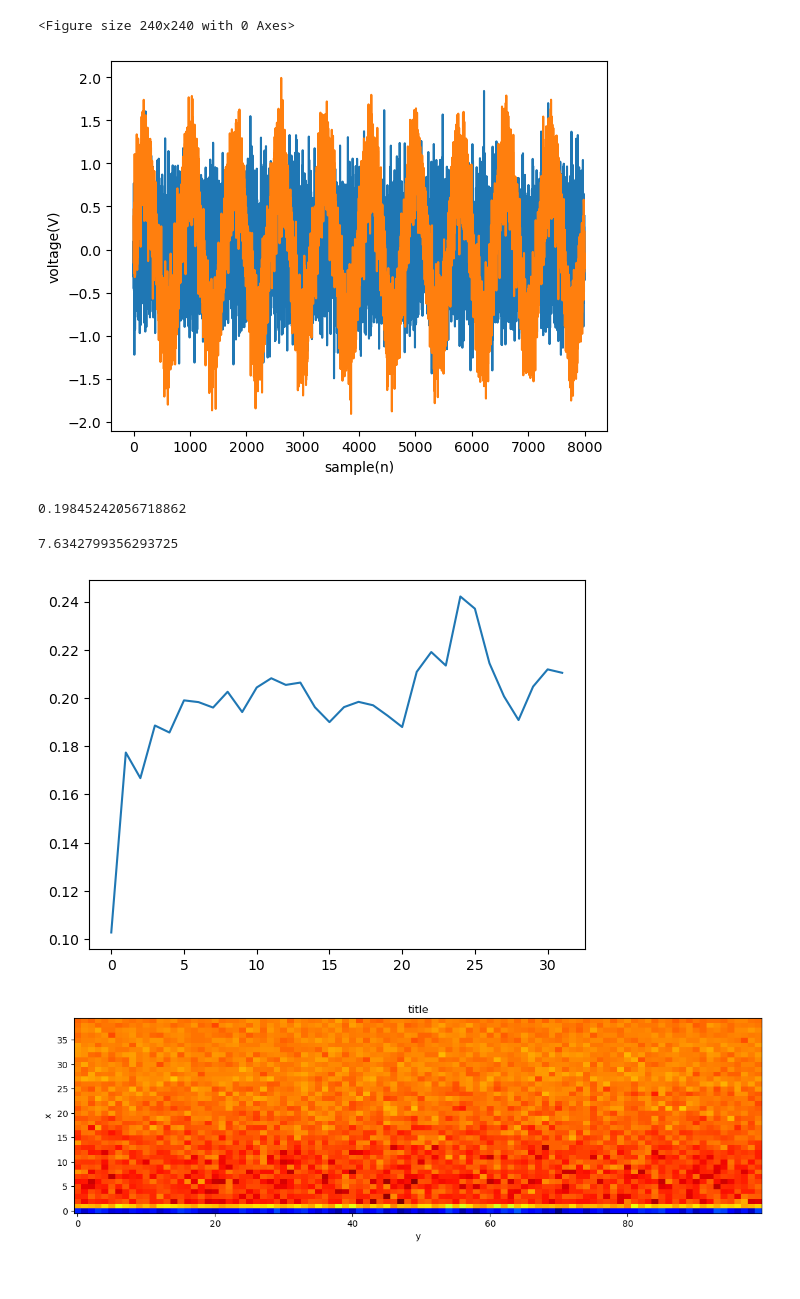
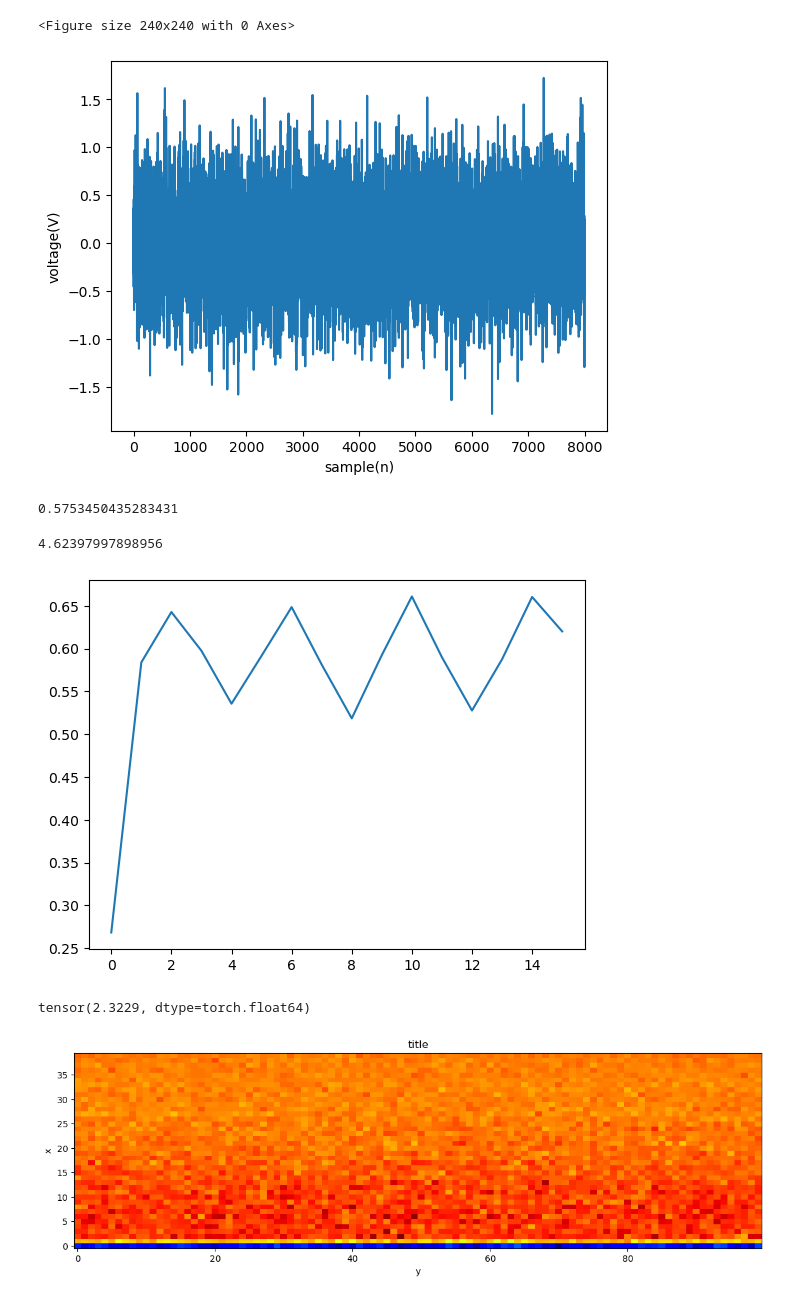
Before and after one commit to Davidjames9610/ubm, a Jupyter notebook: classifiers/fhmm/pmc_development/1_sine_wave_fhmm.ipynb, the cells around one changed output. Drawn from its saved outputs; the diff is of its cells as text; code cells hidden in the pictures.

```diff
--- a/classifiers/fhmm/pmc_development/1_sine_wave_fhmm.ipynb
+++ b/classifiers/fhmm/pmc_development/1_sine_wave_fhmm.ipynb
@@ -78,35 +78,47 @@ def plot_params(params: hf.StatParams, gauss_hmm: hmm.GaussianHMM):
 # %%
 Fs = 8000
 f1 = 20 # hz
 f2 = 2000
 sample = 8000
 x = np.arange(sample)
 n1 = np.random.normal(0, np.sqrt(0.1), sample)
 n2 = np.random.normal(0, np.sqrt(0.20), sample)
 # n3 = np.random.normal(0, np.sqrt(0.58), sample)
 s1 = np.sin(np.pi * f1 * x / Fs) + n1
 s2 = n2
 plt.plot(x, s2)
-plt.plot(x, s1)
+# plt.plot(x, s1)
 # plt.plot(x, noise)
 plt.xlabel('sample(n)')
 plt.ylabel('voltage(V)')
 plt.show()
 # %% [output]
-[figure, old version]
+[figure, new version]
 # %%
 # snr before normalisation
-ap = utils.periodic_power(s2, 500, 250)
+ap = utils.periodic_power(s1, 1000, 500)
 plt.plot(ap)
 print(np.mean(ap))
 s1_ap = 0.58
-s2_ap = 0.10
+s2_ap = 0.20
 snr = 10 * np.log10(s1_ap / s2_ap)
 snr
 # %% [output]
-0.19845242056718862
+0.5753450435283431
-7.6342799356293725
+4.62397997898956
-[figure, old version]
+[figure, new version]
+# %%
+# not giving the same not sure why ? very odd
+
+import torch
+s2_tensor = torch.from_numpy(s2[np.newaxis, ...])
+s2_ap_torch = s2_tensor.norm(p=2)
+s1_tensor = torch.from_numpy(s1[np.newaxis, ...])
+s1_ap_torch = s1_tensor.norm(p=2)
+snr_torch = 10 * np.log10(s1_ap_torch / s2_ap_torch)
+snr_torch
+# %% [output]
+tensor(2.3229, dtype=torch.float64)
 # %%
 # import librosa
 # s1_og = s1
```
Also changed, not shown: parts of 1 cell of this notebook, 23 other files.
